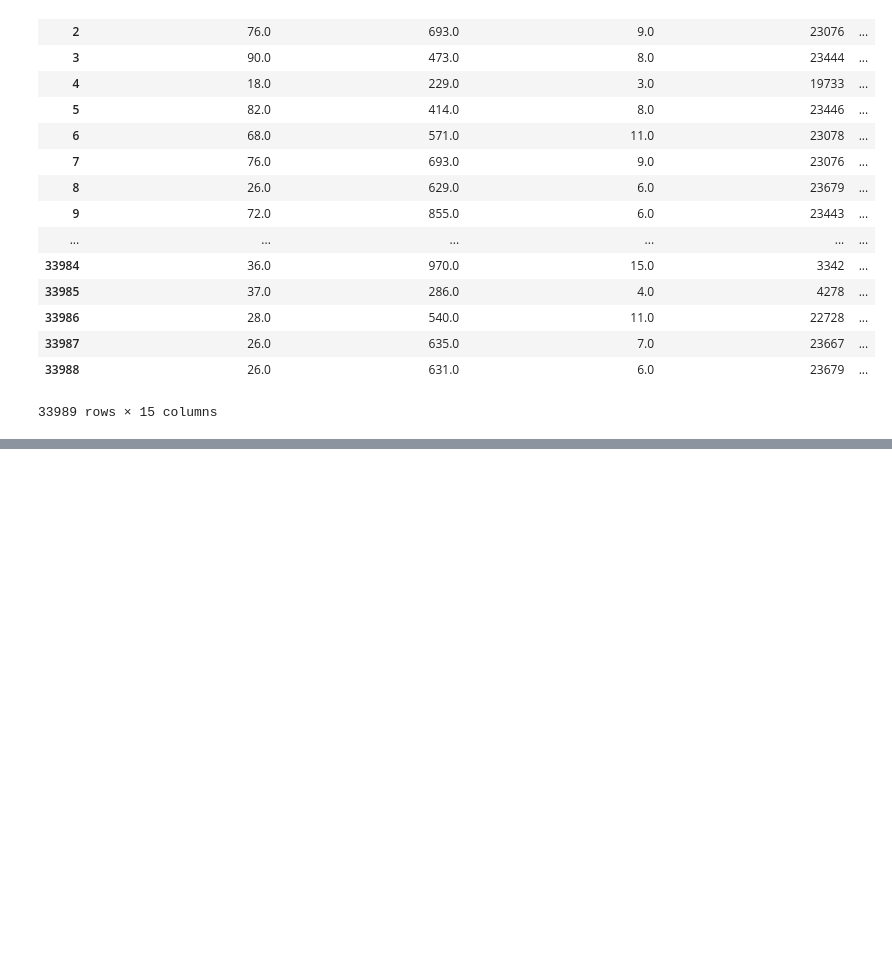
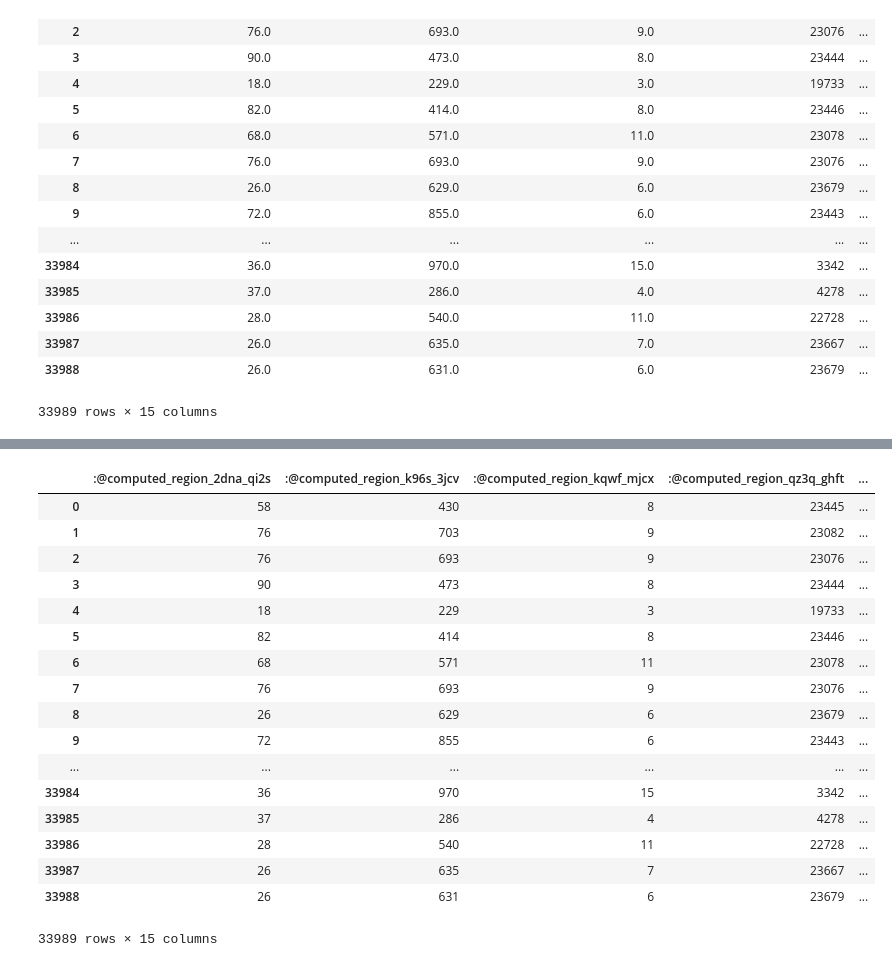
Before and after one commit to aicentaur/los_angeles_parking_citations, a Jupyter notebook: etl/meters_inventory/inventory_extract_data.ipynb, the cells around one changed output, grey strips where cells are left out. Saved outputs shown, nothing was run; the diff lists cells and outputs as text; code cells hidden in the pictures; blank space fills up the shorter version.

```diff
--- a/etl/meters_inventory/inventory_extract_data.ipynb
+++ b/etl/meters_inventory/inventory_extract_data.ipynb
@@ -67,0 +107,13 @@ la_meter_inventory_df
+# %%
+api_url = 'https://data.lacity.org/resource/s49e-q6j2.json'
+limit_number = 0
+offset_number = 0
+
+for x in range(0, 4):
+    url = api_url + '?$limit=' + str(limit_number + 10000) + '&$offset=' + str(offset_number)
+    response = json.dumps(requests.get(url).json())
+    writeFile = open(f"page_{x}.json", 'w')
+    writeFile.write(response)
+    writeFile.close()
+    print("API call "f"{x}"" completed")
+    offset_number += 10000
@@ -67,0 +125,14 @@ la_meter_inventory_df
+# %%
+# read json into dataframe
+for x in range(0, 4):
+    filename = f"page_{x}.json"
+    with open(filename) as json_file:
+        results = json.load(json_file)
+        for r in results:
+            r = transform_record(r)
+#             store_record(r)
+            print(r)
+#
+# json_file = "page_30000.json"
+# la_meter_inventory_df = pd.read_json(json_file)
+# la_meter_inventory_df
@@ -67,0 +157,31 @@ la_meter_inventory_df
+# %%
+
+data_list = []
+for x in range(0, 4):
+    filename = f"page_{x}.json"
+    with open(filename) as json_file:
+        data = json.load(json_file)
+        for s in data:
+            data_list.append(s)
+
+transformed_df1 = pd.DataFrame(data_list)
+transformed_df1
+# %% [output]
+|  | :@computed_region_2dna_qi2s | :@computed_region_k96s_3jcv | :@computed_region_kqwf_mjcx | :@computed_region_qz3q_ghft | ... |
+| 0 | 58 | 430 | 8 | 23445 | ... |
+| 1 | 76 | 703 | 9 | 23082 | ... |
+| 2 | 76 | 693 | 9 | 23076 | ... |
+| 3 | 90 | 473 | 8 | 23444 | ... |
+| 4 | 18 | 229 | 3 | 19733 | ... |
+| 5 | 82 | 414 | 8 | 23446 | ... |
+| 6 | 68 | 571 | 11 | 23078 | ... |
+| 7 | 76 | 693 | 9 | 23076 | ... |
+| 8 | 26 | 629 | 6 | 23679 | ... |
+| 9 | 72 | 855 | 6 | 23443 | ... |
+| ... | ... | ... | ... | ... | ... |
+| 33984 | 36 | 970 | 15 | 3342 | ... |
+| 33985 | 37 | 286 | 4 | 4278 | ... |
+| 33986 | 28 | 540 | 11 | 22728 | ... |
+| 33987 | 26 | 635 | 7 | 23667 | ... |
+| 33988 | 26 | 631 | 6 | 23679 | ... |
+33989 rows × 15 columns
```
Also changed, not shown: parts of 15 cells of this notebook.
